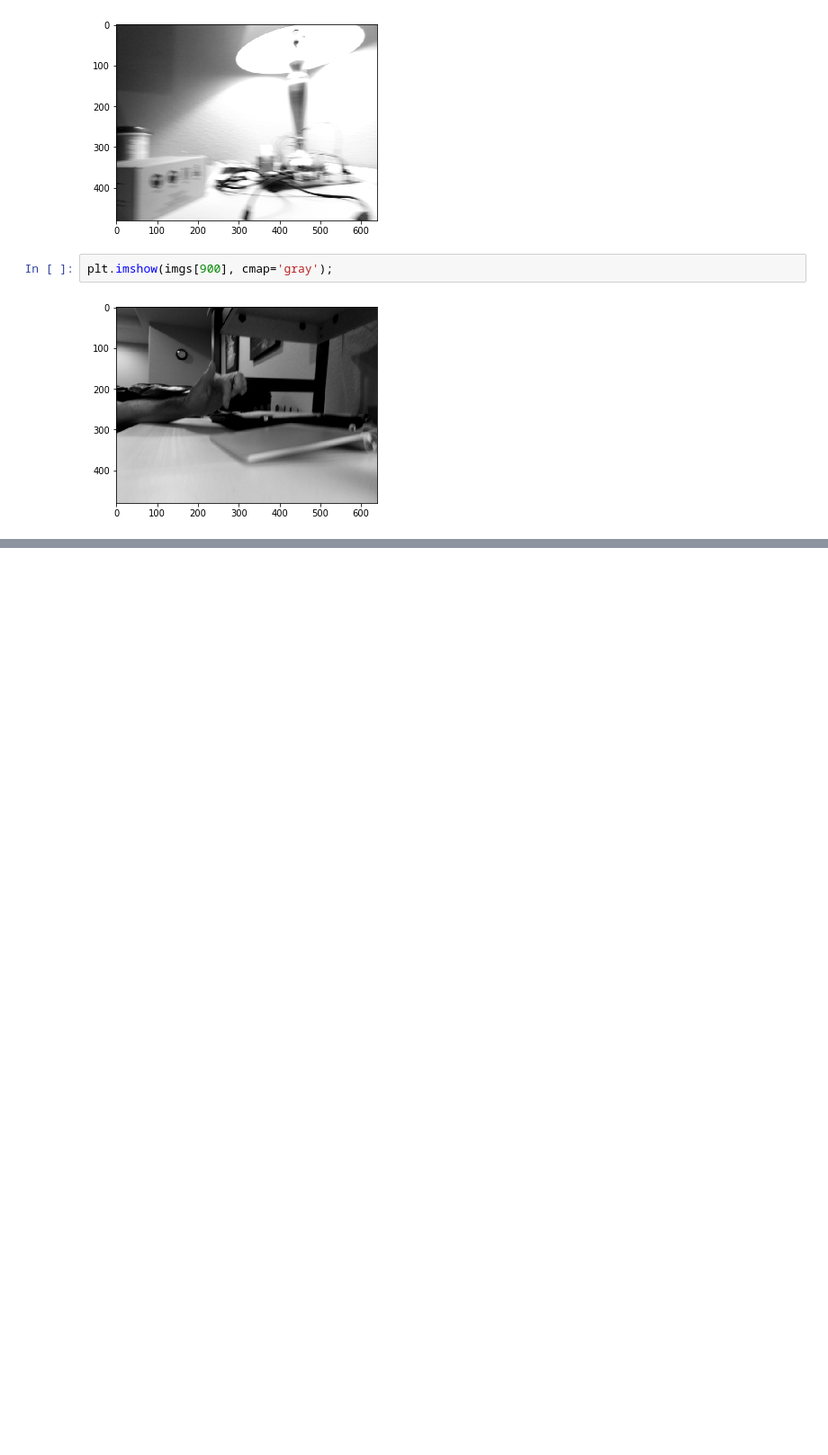
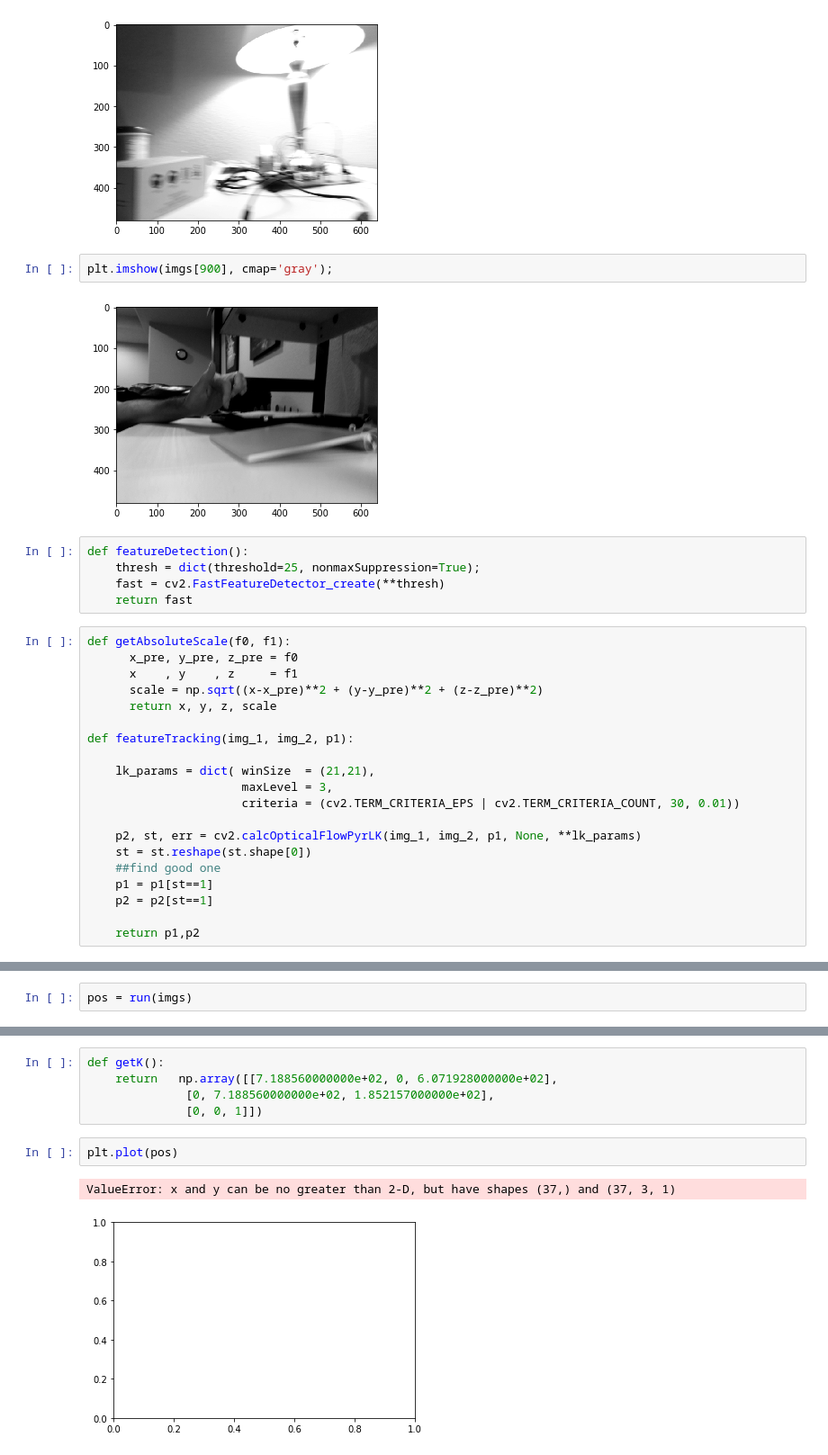
Before and after one commit to MomsFriendlyRobotCompany/ins_rpi, a Jupyter notebook: software/data-work.ipynb, the cells around one changed output, grey strips where cells are left out. Shown: that part at 90% size. Drawn from its saved outputs; the diff is of its cells as text; blank space fills up the shorter version.

```diff
--- a/software/data-work.ipynb
+++ b/software/data-work.ipynb
@@ -76,3 +71,28 @@ plt.imshow(imgs[0], cmap='gray');
 plt.imshow(imgs[900], cmap='gray');
 # %% [output]
 [figure]
+# %%
+def featureDetection():
+    thresh = dict(threshold=25, nonmaxSuppression=True);
+    fast = cv2.FastFeatureDetector_create(**thresh)
+    return fast
+# %%
+def getAbsoluteScale(f0, f1):
+      x_pre, y_pre, z_pre = f0
+      x    , y    , z     = f1
+      scale = np.sqrt((x-x_pre)**2 + (y-y_pre)**2 + (z-z_pre)**2)
+      return x, y, z, scale
+
+def featureTracking(img_1, img_2, p1):
+
+    lk_params = dict( winSize  = (21,21),
+                      maxLevel = 3,
+                      criteria = (cv2.TERM_CRITERIA_EPS | cv2.TERM_CRITERIA_COUNT, 30, 0.01))
+
+    p2, st, err = cv2.calcOpticalFlowPyrLK(img_1, img_2, p1, None, **lk_params)
+    st = st.reshape(st.shape[0])
+    ##find good one
+    p1 = p1[st==1]
+    p2 = p2[st==1]
+
+    return p1,p2
@@ -78,0 +189,2 @@ plt.imshow(imgs[900], cmap='gray');
+# %%
+pos = run(imgs)
@@ -78,0 +209,10 @@ plt.imshow(imgs[900], cmap='gray');
+# %%
+def getK():
+    return   np.array([[7.188560000000e+02, 0, 6.071928000000e+02],
+              [0, 7.188560000000e+02, 1.852157000000e+02],
+              [0, 0, 1]])
+# %%
+plt.plot(pos)
+# %% [output]
+ValueError: x and y can be no greater than 2-D, but have shapes (37,) and (37, 3, 1)
+[figure, added]
```
Also changed, not shown: parts of 11 cells of this notebook, 4 other files.
